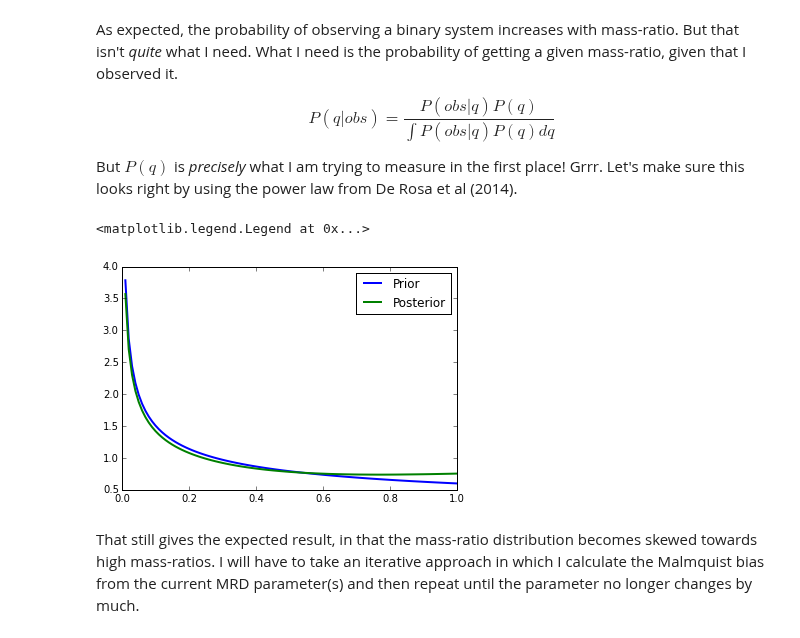
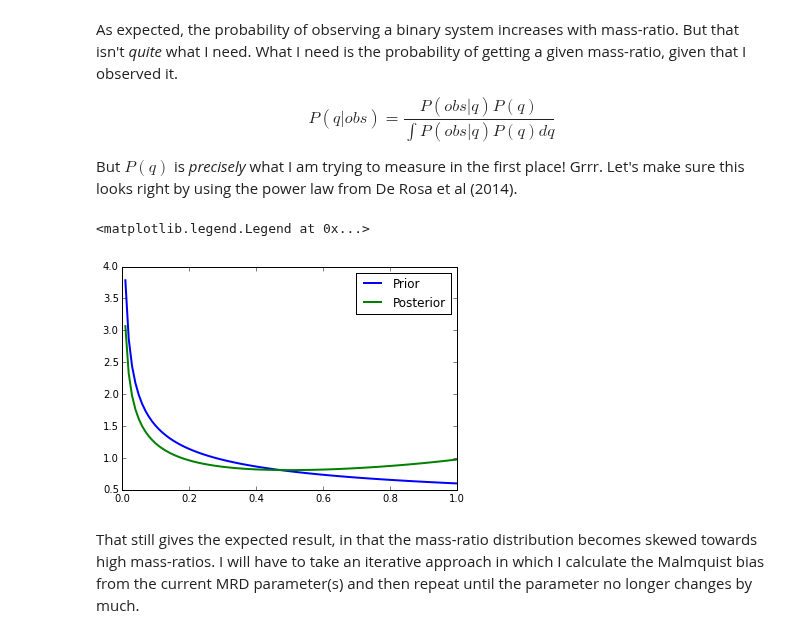
Before and after one commit to kgullikson88/BinaryInference, a Jupyter notebook: Malmquist_Bias.ipynb, the cells around one changed output. Saved outputs shown, nothing was run; the diff lists cells and outputs as text; code cells hidden in the pictures.

```diff
--- a/Malmquist_Bias.ipynb
+++ b/Malmquist_Bias.ipynb
@@ -93,7 +93,9 @@ Finally, we are ready to find put everything together. I will sample 1 million p
 # %%
 from __future__ import division
 import IMF_utils
-from HelperFunctions import add_magnitudes
+import HelperFunctions
+reload(HelperFunctions)
+from HelperFunctions import add_magnitudes, Binomialerrors
 # Sample the distance and primary mass distributions,
 # and find the fraction that fall in my V-band limit as a function of q
 N_total = 1e6
@@ -107,10 +109,15 @@ def Vmag(q, mass, d):
     V = M_total + 5*np.log10(d) - 5
     return V
 
+
+
 # Sample the distance through a log-normal parallax distribution (parameters fit to Hipparchos data)
-plx = scipy.stats.lognorm.rvs(loc=plx_loc, s=plx_shape, scale=plx_scale, size=N_total)
-plx[plx < 1e-5] = 1e-5
-distance = 1000. / plx
+#plx = scipy.stats.lognorm.rvs(loc=plx_loc, s=plx_shape, scale=plx_scale, size=N_total)
+#plx[plx < 1e-5] = 1e-5
+#distance = 1000. / plx
+
+# Sample the distance such that a sphere around the Earth is uniformly distributed
+distance = (np.random.uniform(size=N_total))**(1./3.) * 1000.0
 
 # Sample the IMF
 mass = IMF_utils.inverse_imf(np.random.uniform(size=N_total), mmin=1.5, mmax=20.0)
@@ -118,16 +125,22 @@ mass = IMF_utils.inverse_imf(np.random.uniform(size=N_total), mmin=1.5, mmax=20.
 # Get the V_band magnitude
 q = np.arange(0.0, 1.01, 0.01)
 prob = np.zeros(q.size)
+prob_low = np.zeros(q.size)
+prob_high = np.zeros(q.size)
 for i, qi in enumerate(q):
     V = Vmag(qi, mass, distance)
-    prob[i] = len(V[V<6]) / len(V)
+    prob[i], prob_low[i], prob_high[i] = Binomialerrors(len(V[V<6]), len(V))
+    #prob[i] = len(V[V<6]) / len(V)
 
 # We can't go all the way to zero because the V-magnitude interpolation starts extrapolating
 # Instead, assume that P(obs|q<0.1) = P(obs|q)
 idx = np.argmin((q - 0.1)**2)
 prob[:idx] = prob[idx]
+prob_low[:idx] = prob_low[idx]
+prob_high[:idx] = prob_high[idx]
 
 plt.plot(q, prob)
+plt.fill_between(q, prob_low, prob_high, color='green', alpha=0.6)
 plt.xlabel('q')
 plt.ylabel('Probability of Observation')
 # %% [output]
@@ -135,0 +149,12 @@ plt.ylabel('Probability of Observation')
+# %%
+fit = np.poly1d(np.polyfit(q[q>0.1], prob[q>0.1], 4))
+
+fig, axes = plt.subplots(nrows=1, ncols=2, figsize=(12, 4))
+axes[0].errorbar(q, prob, yerr=(prob-prob_low, prob_high-prob), fmt='ko')
+axes[0].plot(q, fit(q), 'r-', lw=2)
+
+#axes[1].scatter(q, (prob - fit(q))/prob*100)
+axes[1].errorbar(q, prob-fit(q), yerr=(prob-prob_low, prob_high-prob), fmt='ko')
+axes[1].plot(q, np.zeros_like(q), 'r-', lw=2)
+#axes[1].set_ylim((-0.001, 0.001))
+print fit
@@ -142,24 +171,25 @@ But $P(q)$ is *precisely* what I am trying to measure in the first place! Grrr.
 # %%
 def prior(q, gamma=0.4):
     return (1-gamma)*q**(-gamma)
 
 # Interpolate P(obs|q) (the plot above)
-Pobs = UnivariateSpline(q, prob, s=0, k=1)
+#Pobs = UnivariateSpline(q, prob, s=0, k=1)
+Pobs = fit
 
 # Integrate the bottom
 from scipy.integrate import quad
 denominator, _ = quad(lambda x: Pobs(x)*prior(x), 0, 1)
 
 # Now, calculate P(q|obs) from Baye's theorem.
 Pq = Pobs(q)*prior(q) / denominator
 
 %matplotlib inline
 plt.plot(q, prior(q), lw=2, label='Prior')
 plt.plot(q, Pq, lw=2, label='Posterior')
 plt.legend(loc='best')
 # %% [output]
 <matplotlib.legend.Legend at 0x...>
-[figure, old version]
+[figure, new version]
 # %% [markdown]
 That still gives the expected result, in that the mass-ratio distribution becomes skewed towards high mass-ratios. I will have to take an iterative approach in which I calculate the Malmquist bias from the current MRD parameter(s) and then repeat until the parameter no longer changes by much.
 # %% [markdown]
```
Also changed, not shown: parts of 2 cells of this notebook.
